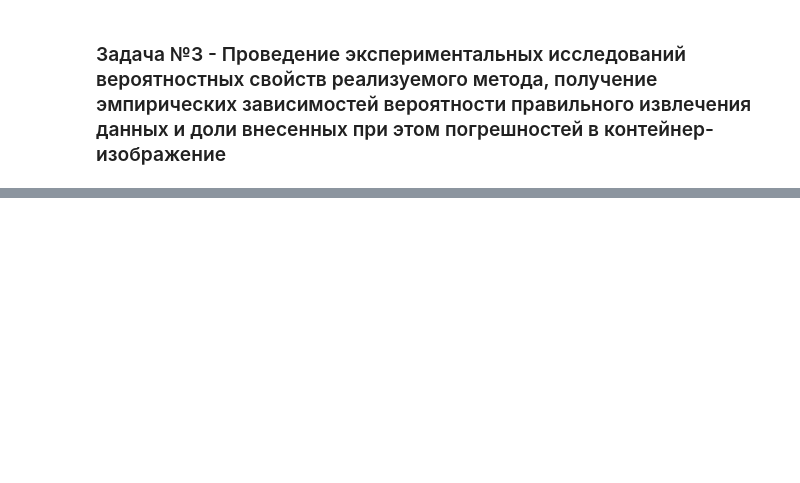
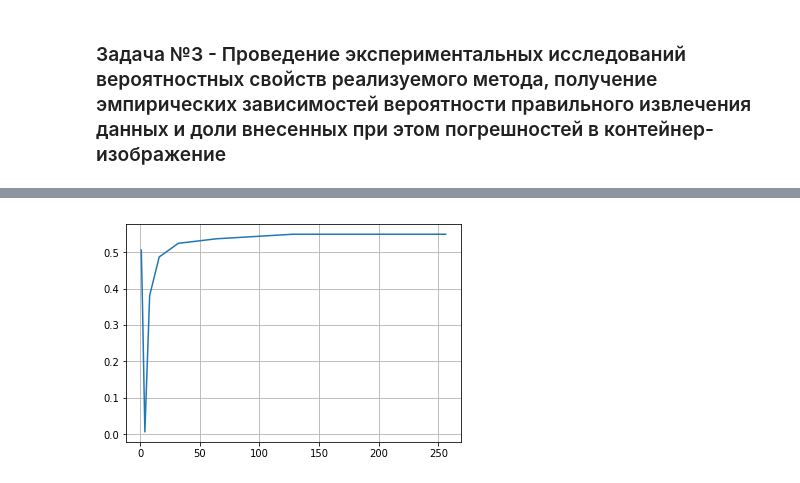
Before and after one commit to maxkrivich/steganography, a Jupyter notebook: lab3/lab3.ipynb, the cells around one changed output, grey strips where cells are left out. Cells and saved outputs as stored; diff of their text form; code cells hidden in the pictures; blank space fills up the shorter version.

```diff
--- a/lab3/lab3.ipynb
+++ b/lab3/lab3.ipynb
@@ -169,0 +167,38 @@ for i in range(1, 9):
+# %%
+%time
+
+Posh_kX = []
+Posh_kY = []
+W_kX = []
+W_kY = []
+msg = 'test' * 5
+
+bmsg = str_2_bin(msg)
+
+for i in range(9):
+    stego_img, sums =  encode(img_tamplate.format(3), msg, matrix, k=2**i, g=1)
+    stego_img.save(steg_img_tamplate.format(3))
+
+    res = decode(steg_img_tamplate.format(3), matrix, is_bin=True)
+    a = 0
+
+    for j in range(len(bmsg)):
+        if res[j] != bmsg[j]:
+            a += 1
+    Posh_kY.append(np.float64(a / len(bmsg)))
+    Posh_kX.append(2**i)
+
+    w = 0
+
+    con1 = open_image_2_np(img_tamplate.format(3))
+    con2 = open_image_2_np(steg_img_tamplate.format(3))
+
+    for k in range(len(con2)):
+        for j in range(len(con2)):
+            w = w + abs(con1[k,j,0] - con2[k,j,0])
+    W_kX.append((w * 100) / (len(con2) * len(con2[0]) * 256))
+    W_kY.append(2**i)
+
+W_kX.reverse()
+print(W_kX)
+print(W_kY)
@@ -169,0 +210,7 @@ for i in range(1, 9):
+# %%
+plt.plot(Posh_kX, Posh_kY)
+plt.grid(True)
+plt.gca().xaxis.grid(True, which='minor')
+plt.show()
+# %% [output]
+[figure, added]
```
Also changed, not shown: parts of 21 cells of this notebook, 6 other files.
